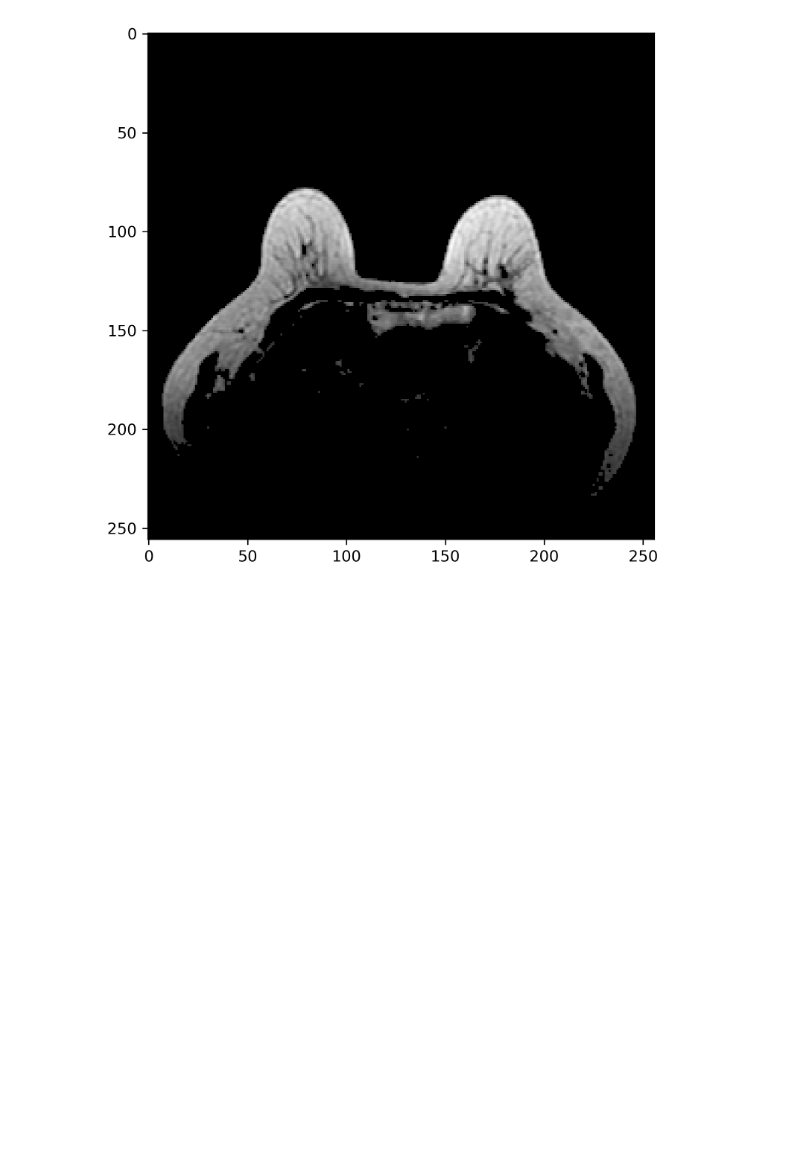
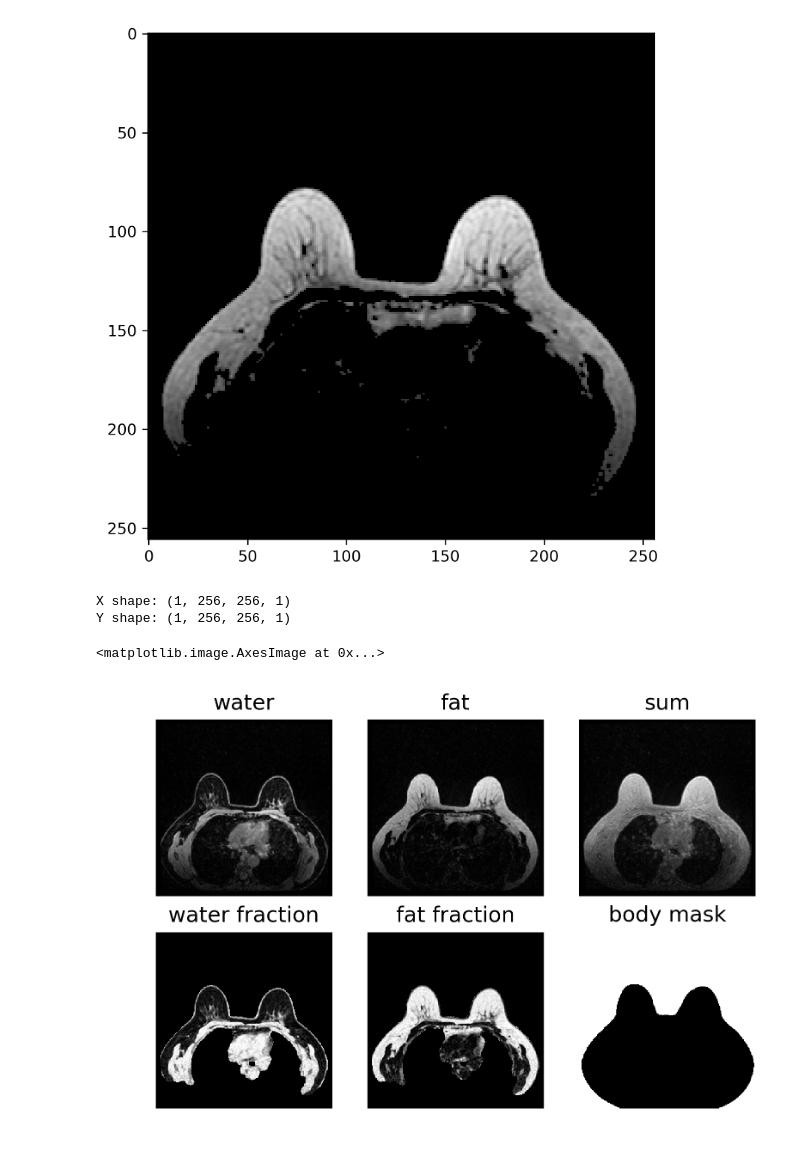
Before and after one commit to WeijieChen2017/DeepRad_w, a Jupyter notebook: fraction.ipynb, the cells around one changed output. Cells and saved outputs as stored; diff of their text form; code cells hidden in the pictures; blank space fills up the shorter version.

```diff
--- a/fraction.ipynb
+++ b/fraction.ipynb
@@ -130,4 +218,68 @@ plt.imshow(img_f, cmap='gray')
 # %% [output]
 <matplotlib.image.AxesImage at 0x...>
 [figure]
+# %%
+IMG_ROWS = 256
+IMG_COLS = 256
+IDX_SLICE = 47
+
+X = np.zeros((1, IMG_ROWS, IMG_COLS, 1))
+Y = np.zeros((1, IMG_ROWS, IMG_COLS, 1))
+
+# input
+img_p = pet_data[:, :, IDX_SLICE]
+X[0, :, :, 0] = np.divide(img_p, np.amax(pet_data))
+Y = X
+
+# water/fat fraction
+img_w = water_data[:, :, IDX_SLICE]
+img_f = fat_data[:, :, IDX_SLICE]
+img_sum = img_f + img_w + 1e-6
+
+# mask
+mask_pet = np.asarray([img_p > 350]).reshape((256, 256)).astype(int)
+mask_sum = np.asarray([img_sum > 150]).reshape((256, 256)).astype(int)
+mask = mask_pet * mask_sum
+mask = sm.opening(mask, sm.disk(5))
+mask = sm.closing(mask, sm.square(5))
+
+# water/fat fraction
+img_ff = np.divide(img_f, img_sum) * mask
+img_wf = np.divide(img_w, img_sum) * mask
+# img_ff[img_ff <= 0.8] = 0
+
+print("X shape:", X.shape)
+print("Y shape:", Y.shape)
+# %% [output]
+X shape: (1, 256, 256, 1)
+Y shape: (1, 256, 256, 1)
+# %%
+plt.figure(figsize=(6,4), dpi=300)
+plt.subplot(231)
+plt.title("water")
+plt.axis('off')
+plt.imshow(np.rot90(img_w,3), cmap='gray')
+plt.subplot(232)
+plt.title("fat")
+plt.axis('off')
+plt.imshow(np.rot90(img_f,3), cmap='gray')
+plt.subplot(233)
+plt.title("sum")
+plt.axis('off')
+plt.imshow(np.rot90(img_sum,3), cmap='gray')
+plt.subplot(234)
+plt.title("water fraction")
+plt.axis('off')
+plt.imshow(np.rot90(img_wf,3), cmap='gray')
+plt.subplot(235)
+plt.title("fat fraction")
+plt.axis('off')
+plt.imshow(np.rot90(img_ff,3), cmap='gray')
+plt.subplot(236)
+plt.title("body mask")
+plt.axis('off')
+plt.imshow(np.rot90(1-mask_pet,3), cmap='gray')
+# %% [output]
+<matplotlib.image.AxesImage at 0x...>
+[figure, added]
 # %%
```
Also changed, not shown: parts of 10 cells of this notebook, 5 other files.
